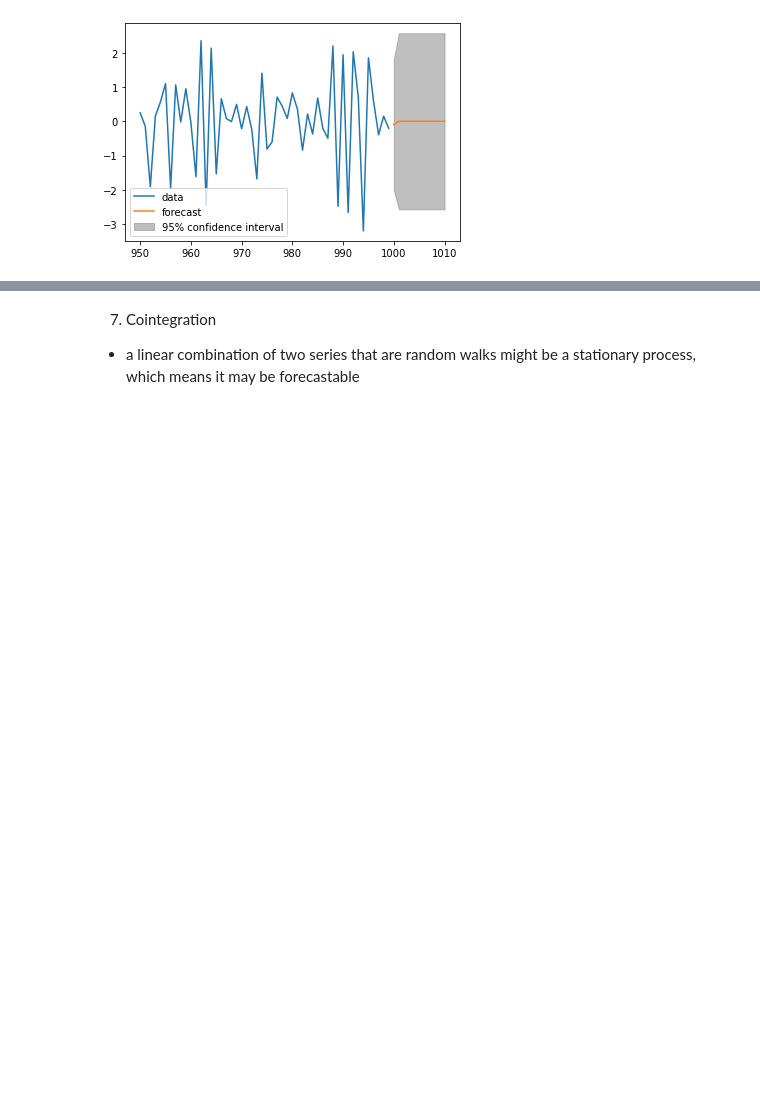
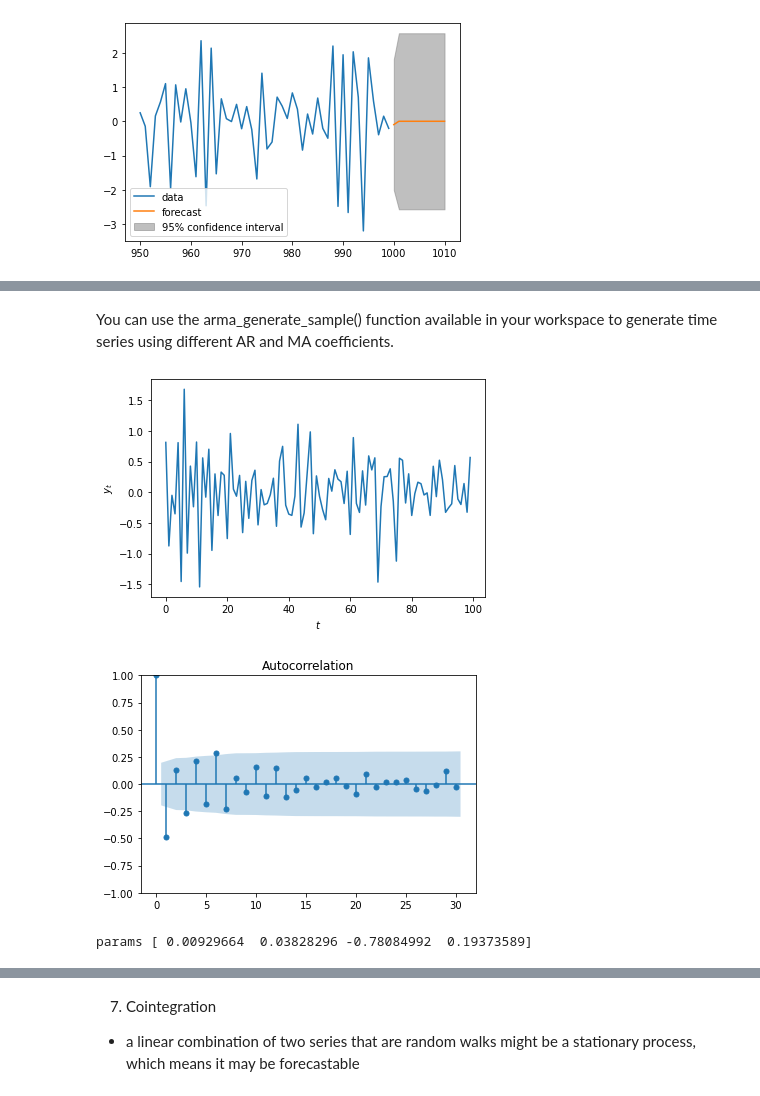
Before and after one commit to bearloop/learning-resources, a Jupyter notebook: 24_time_series_analysis.ipynb, the cells around one changed output, grey strips where cells are left out. Saved outputs shown, nothing was run; the diff lists cells and outputs as text; code cells hidden in the pictures; blank space fills up the shorter version.

```diff
--- a/24_time_series_analysis.ipynb
+++ b/24_time_series_analysis.ipynb
@@ -620 +646,34 @@ When the true theta=-0.9, the estimate of theta is:
+# %% [markdown]
+You can use the arma_generate_sample() function available in your workspace to generate time series using different AR and MA coefficients.
+# %%
+# Import data generation function and set random seed
+from statsmodels.tsa.arima_process import arma_generate_sample
+np.random.seed(1)
+
+# Set coefficients
+ar_coefs = [1]
+ma_coefs = [1, -0.7]
+
+# Generate data
+y = arma_generate_sample(ar_coefs, ma_coefs, nsample=100, scale=0.5)
+
+plt.plot(y)
+plt.ylabel(r'$y_t$')
+plt.xlabel(r'$t$')
+plt.show()
+
+# Plot the ACF
+plot_acf(y, lags=30)
+plt.show()
+
+# Instantiate the model
+model = ARIMA(y, order=(1,0,1))
+
+# Fit the model
+results = model.fit()
+print('params', results.params)
+# %% [output]
+[figure, added]
+[figure, added]
+params [ 0.00929664  0.03828296 -0.78084992  0.19373589]
 # %%
```
Also changed, not shown: parts of 10 cells of this notebook, 3 other files.
